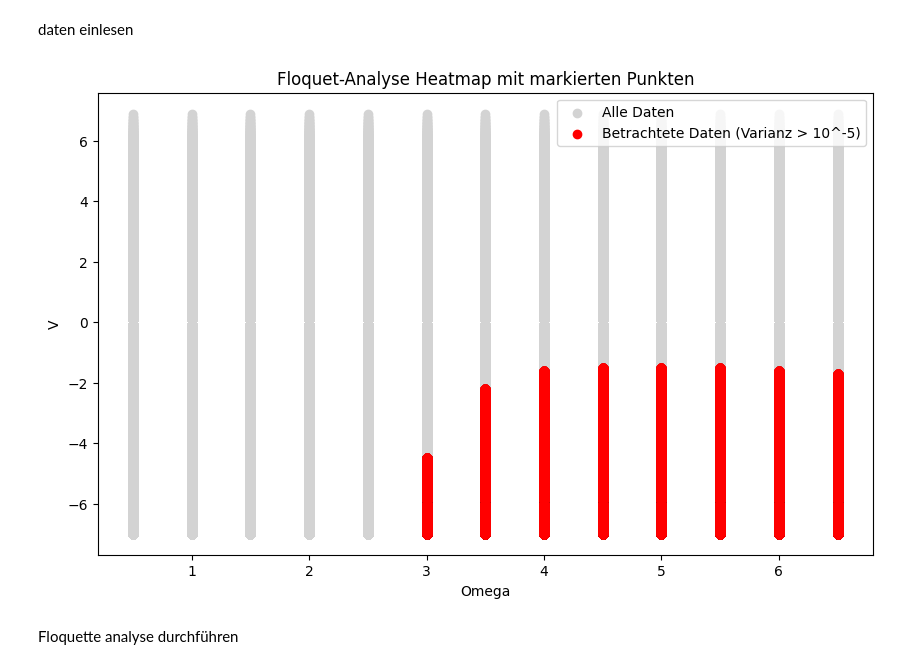
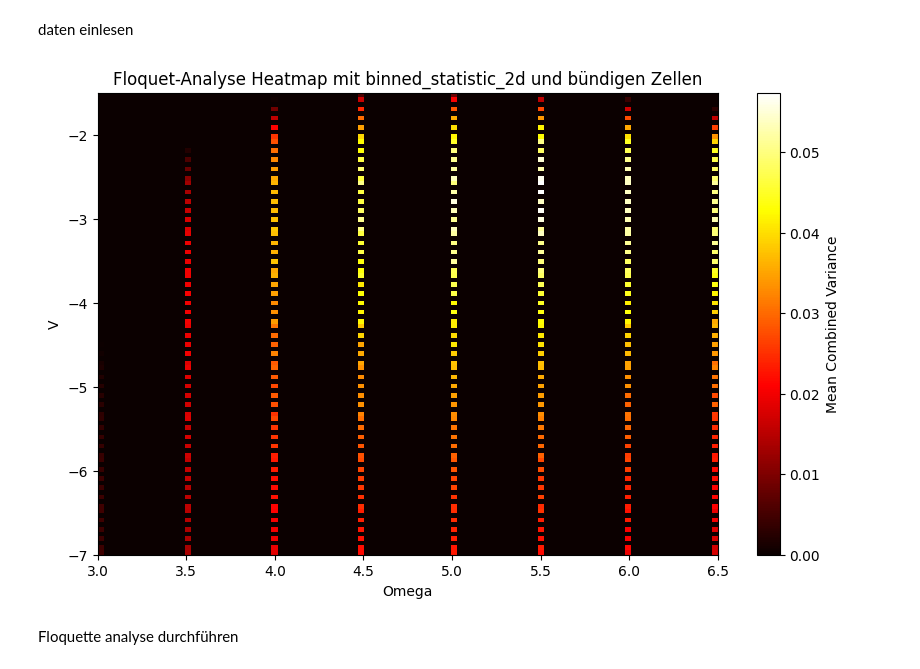
Before and after one commit to DerElec/Bachelor-Arbeit, a Jupyter notebook: new_floq.ipynb, the cells around one changed output. Cells and saved outputs as stored; diff of their text form; code cells hidden in the pictures.

```diff
--- a/new_floq.ipynb
+++ b/new_floq.ipynb
@@ -201,41 +392,54 @@ daten einlesen
 # %%
 import numpy as np
 import pandas as pd
 import matplotlib.pyplot as plt
+from scipy.stats import binned_statistic_2d
 
 # Daten laden
 df_full = pd.read_pickle(r"/home/paul/Documents/atm/Bachelor-Arbeit-master/ground_state_final_test_12_08.pkl")
 
 # Extrahiere relevante Parameter und Varianzen
 Omega = np.array([params[3] for params in df_full['additional params']])
 V_vals = np.array([params[7] for params in df_full['additional params']])
 
 psi_00_var = df_full['var_<0|0>'].to_numpy()
 psi_11_var = df_full['var_<1|1>'].to_numpy()
 psi_22_var = df_full['var_<2|2>'].to_numpy()
 
-# Filter für Varianzen größer als 10^-5
-variance_threshold = 1e-5
+# Setze die neue Varianzschwelle auf 10^-7
+variance_threshold = 1e-7
 filtered_indices = np.where((psi_00_var > variance_threshold) |
                             (psi_11_var > variance_threshold) |
                             (psi_22_var > variance_threshold))[0]
 
-# Erstellen der Heatmap
+# Gefilterte Daten
+Omega_filtered = Omega[filtered_indices]
+V_vals_filtered = V_vals[filtered_indices]
+
+# Kombiniere die Varianzen (hier den Betrag verwenden, falls sie komplex sind)
+combined_var = np.abs(psi_00_var[filtered_indices]) + np.abs(psi_11_var[filtered_indices]) + np.abs(psi_22_var[filtered_indices])
+
+# Erstellen eines regelmäßigen Gitters
+x_bins = 100  # Anzahl der Bins für Omega
+y_bins = 100  # Anzahl der Bins für V
+
+# Erstellen der binned_statistic_2d für die Heatmap
+stat, x_edges, y_edges, binnumber = binned_statistic_2d(
+    Omega_filtered, V_vals_filtered, combined_var, statistic='mean', bins=[x_bins, y_bins])
+
+# Plot der Heatmap
 plt.figure(figsize=(10, 6))
 
-# Streuplot der gesamten Daten (graue Punkte als Hintergrund)
-plt.scatter(Omega, V_vals, color='lightgray', label='Alle Daten')
-
-# Hervorheben der gefilterten Daten (rote Punkte)
-plt.scatter(Omega[filtered_indices], V_vals[filtered_indices], color='red', label='Betrachtete Daten (Varianz > 10^-5)')
+# Verwende shading='auto' für bündige Zellen und np.nan_to_num, um NaN durch 0 zu ersetzen
+plt.pcolormesh(x_edges, y_edges, np.nan_to_num(stat.T), cmap='hot', shading='auto')
+plt.colorbar(label='Mean Combined Variance')
 
 plt.xlabel('Omega')
 plt.ylabel('V')
-plt.title('Floquet-Analyse Heatmap mit markierten Punkten')
-plt.legend()
+plt.title('Floquet-Analyse Heatmap mit binned_statistic_2d und bündigen Zellen')
 plt.show()
 # %% [output]
-[figure, old version]
+[figure, new version]
 # %% [markdown]
 Floquette analyse durchführen
 # %%
```
Also changed, not shown: parts of 5 cells of this notebook.
